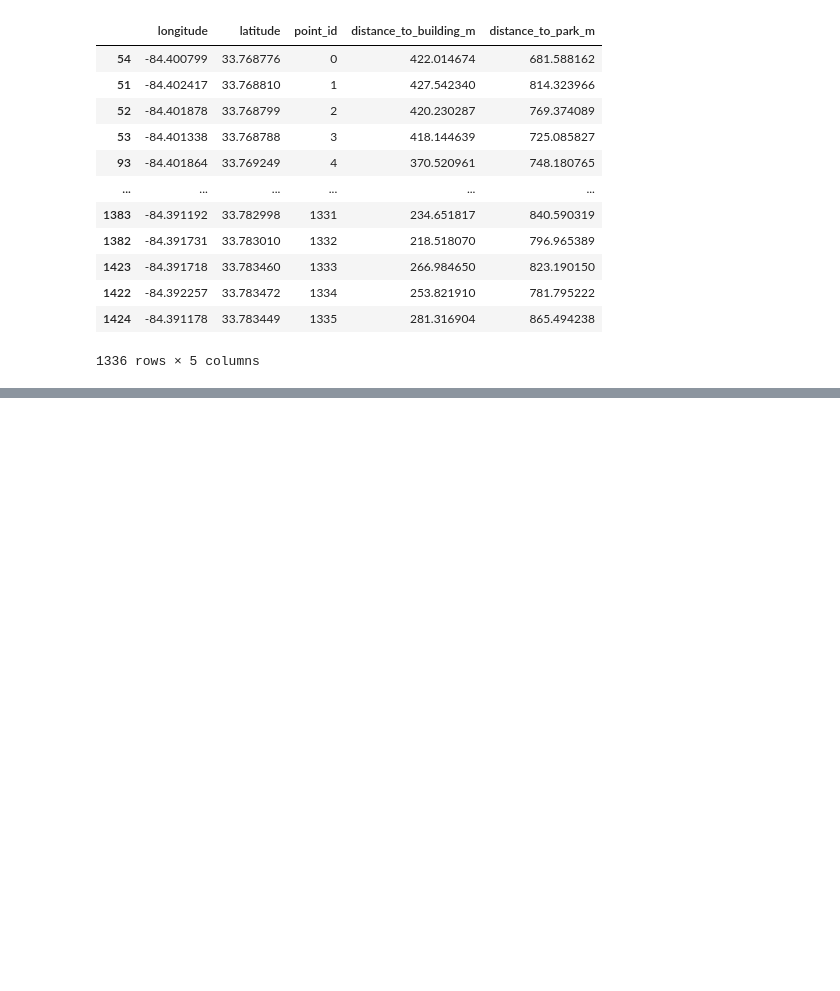
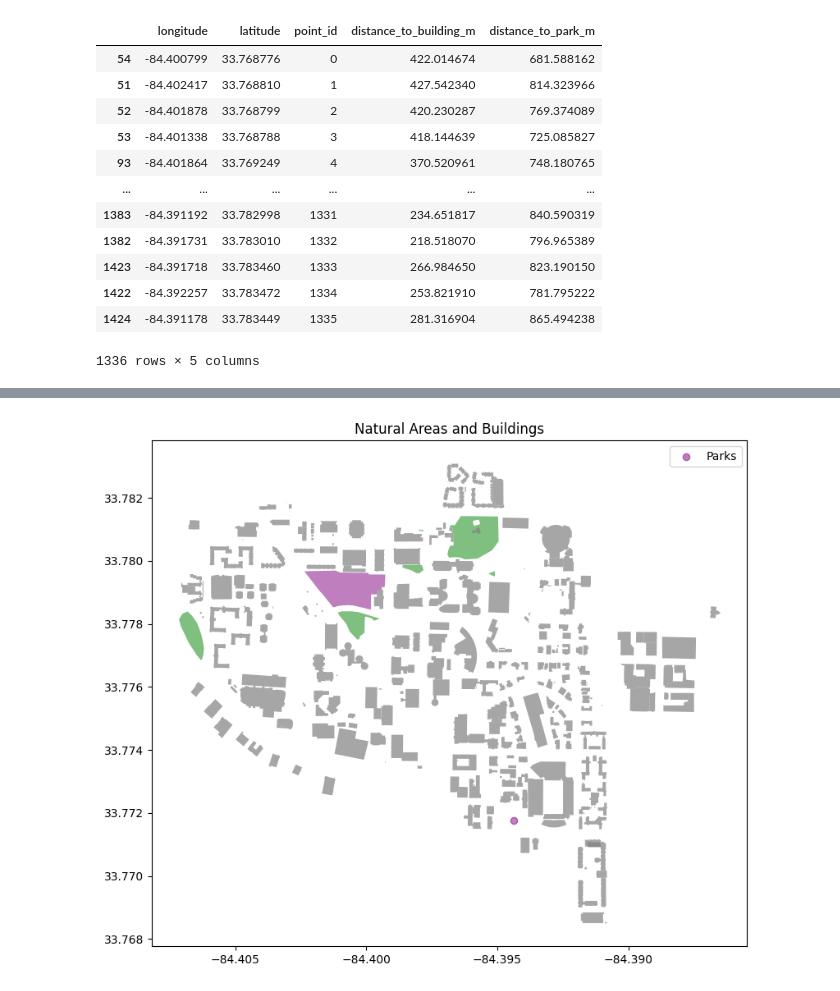
Before and after one commit to VIP-SMUR/24Fa-Microclimate-LSTM-Kriging, a Jupyter notebook: notebooks/osmnx.ipynb, the cells around one changed output, grey strips where cells are left out. Drawn from its saved outputs; the diff is of its cells as text; code cells hidden in the pictures; blank space fills up the shorter version.

```diff
--- a/notebooks/osmnx.ipynb
+++ b/notebooks/osmnx.ipynb
@@ -625,0 +634,26 @@ Exported 1336 points to grid_analysis.csv
+# %%
+import matplotlib.pyplot as plt
+
+# Create a figure and axis
+fig, ax = plt.subplots(figsize=(12, 8))
+
+
+# https://wiki.openstreetmap.org/wiki/Map_features
+
+# Plot both layers on the same axis
+natural_scrub_gdf = ox.geometries_from_place(PLACE, tags={'natural': True})
+natural_scrub_gdf.plot(ax=ax, color='green', alpha=0.5, label='Natural Areas')
+buildings_gdf.plot(ax=ax, color='gray', alpha=0.7, label='Buildings')
+parks_gdf.plot(ax=ax, color='purple', alpha=0.5, label='Parks')
+
+
+# Add a legend
+plt.legend()
+
+# Add a title
+plt.title('Natural Areas and Buildings')
+
+# Show the plot
+plt.show()
+# %% [output]
+[figure, added]
```
Also changed, not shown: parts of 1 cell of this notebook, 3 other files.
